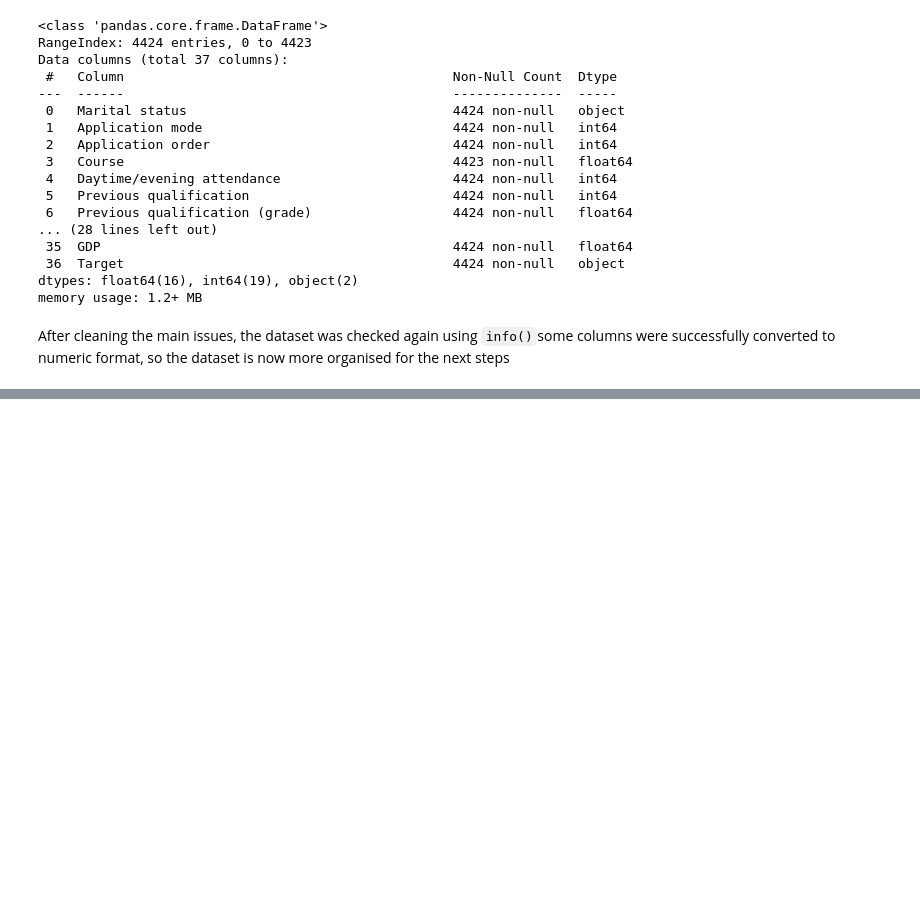
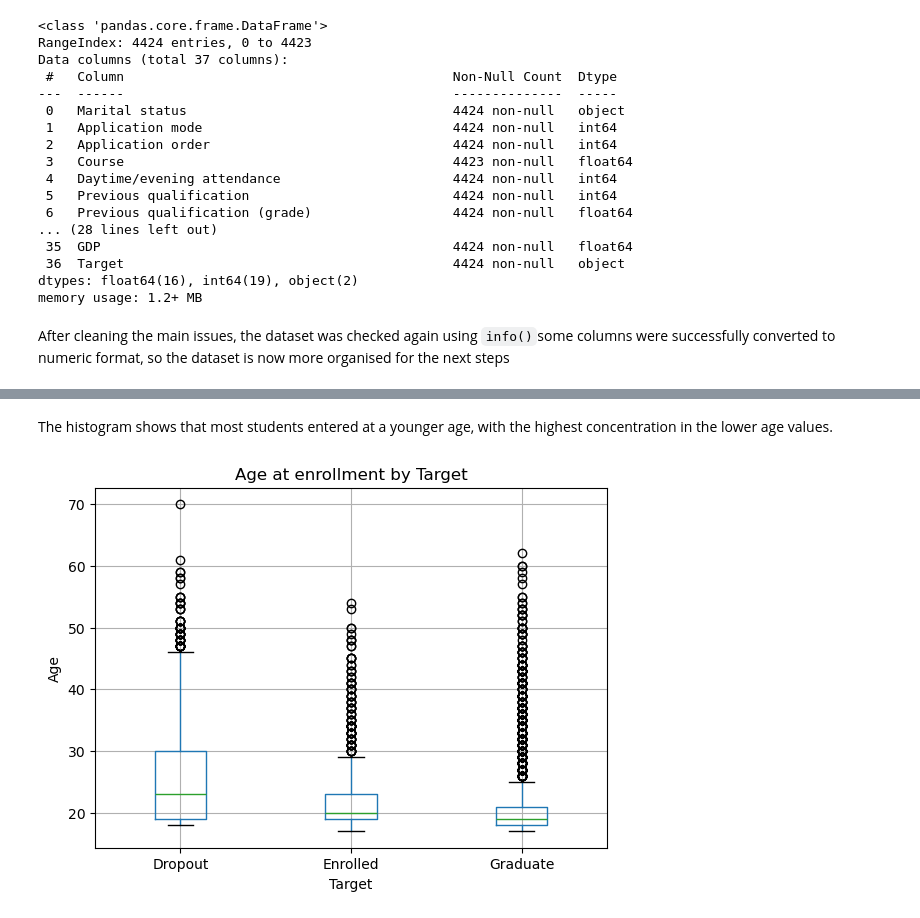
Before and after one commit to 2026248-bit/DPrepHDipCA1GleicianeRocha, a Jupyter notebook: GleicianeRocha_DPrepHDip_CA1 .ipynb, the cells around one changed output, grey strips where cells are left out. Cells and saved outputs as stored; diff of their text form; code cells hidden in the pictures; blank space fills up the shorter version.

```diff
--- a/GleicianeRocha_DPrepHDip_CA1 .ipynb
+++ b/GleicianeRocha_DPrepHDip_CA1 .ipynb
@@ -290,0 +347,11 @@ After cleaning the main issues, the dataset was checked again using `info()`some
+# %% [markdown]
+The histogram shows that most students entered at a younger age, with the highest concentration in the lower age values.
+# %%
+df.boxplot(column="Age at enrollment", by="Target")
+plt.title("Age at enrollment by Target")
+plt.suptitle("")
+plt.xlabel("Target")
+plt.ylabel("Age")
+plt.show()
+# %% [output]
+[figure, added]
```
Also changed, not shown: parts of 15 cells of this notebook.
